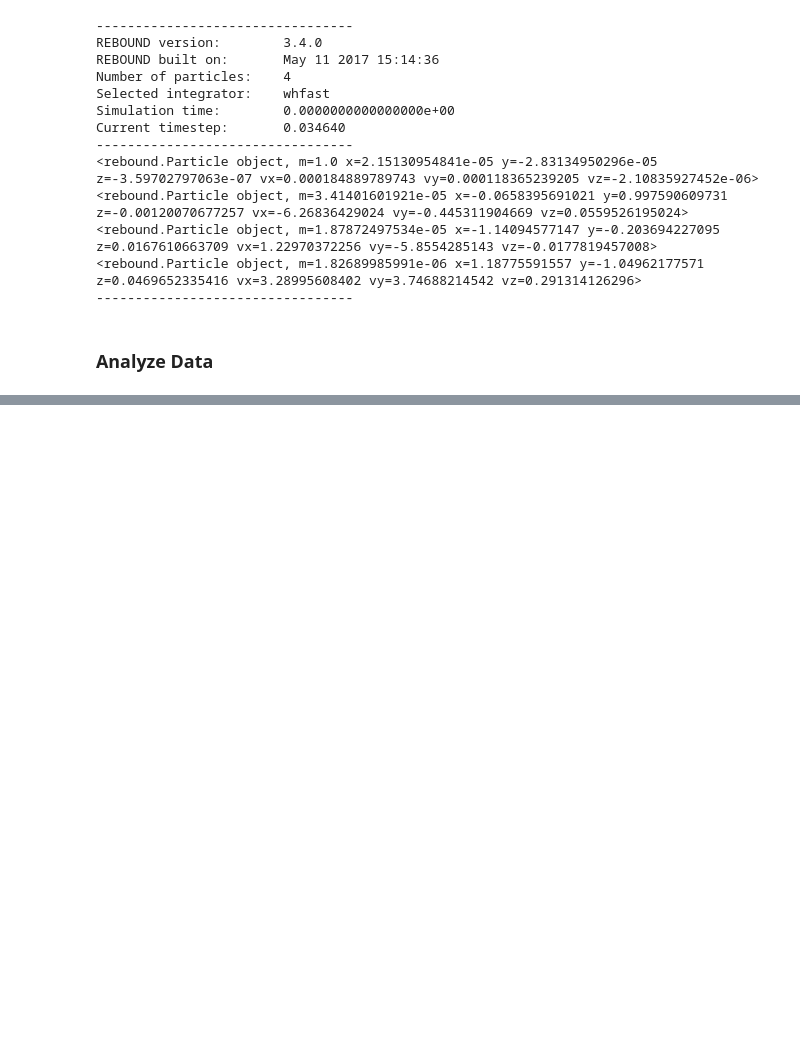
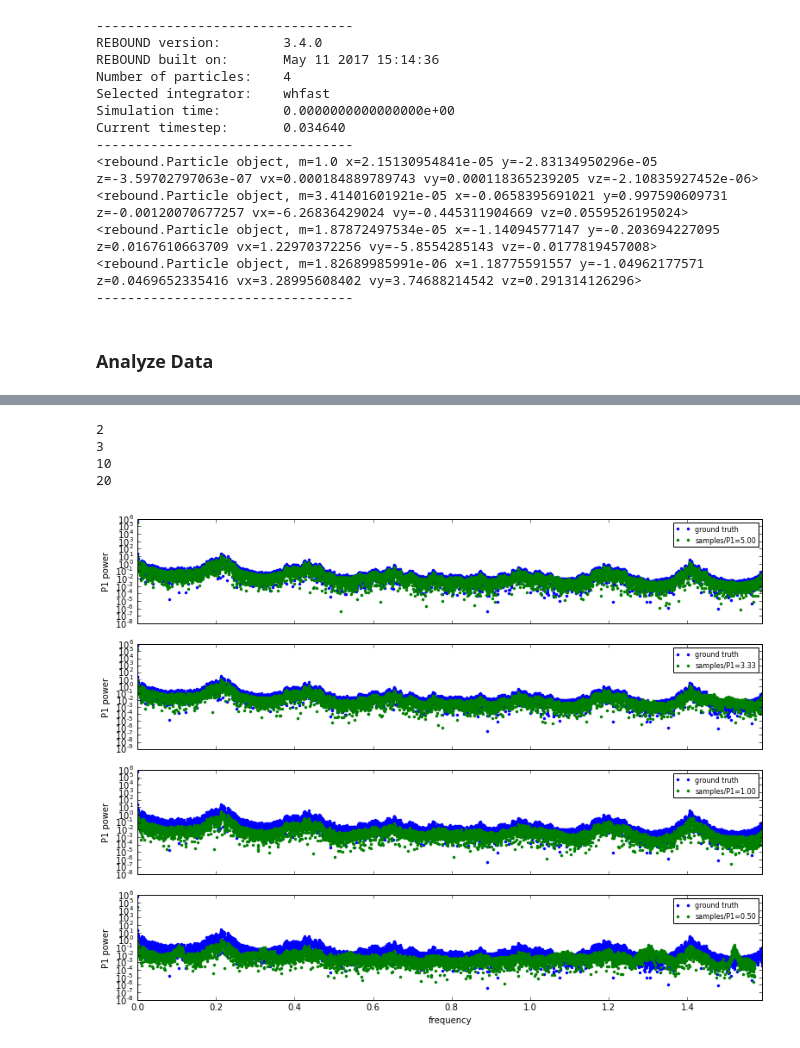
Before and after one commit to silburt/MLstability, a Jupyter notebook: FFT/Resample.ipynb, the cells around one changed output, grey strips where cells are left out. Saved outputs shown, nothing was run; the diff lists cells and outputs as text; code cells hidden in the pictures; blank space fills up the shorter version.

```diff
--- a/FFT/Resample.ipynb
+++ b/FFT/Resample.ipynb
@@ -88,2 +79,28 @@ for i in np.arange(1,9,2):
+# %%
+#FFT vs. sample rate
+var = "P1"
+tmax = data['time'].iloc[-1]/(2*np.pi)
+npoints = [2,3,10,20]               #take every nth data point and compare to original
+
+freqt, fftt, fmaxt = get_fft(data[var],tmax)
+f, ax = plt.subplots(len(npoints), sharex=True, figsize=(13,10))
+for i,n in enumerate(npoints):
+    freq, fft, fmax = get_fft(data[var][0::n],tmax)
+    ax[i].plot(freqt,fftt,'.', label='ground truth')
+    ax[i].plot(freq,fft,'.', label='samples/P1=%.2f'%(spo/float(n)))  #sampling rate (per orbital period)
+    ax[i].legend(fontsize=8);
+    ax[i].set_yscale('log');
+    ax[i].set_ylabel('%s power'%var);
+    print n
+
+plt.xlim([0,fmax+0.02]);
+plt.xlabel('frequency');
+plt.savefig("images/FFT_v_sampling_rate_%s.png"%var)
+# %% [output]
+2
+3
+10
+20
+[figure, added]
 # %%
 #fft plot
```
Also changed, not shown: parts of 8 cells of this notebook, 9 other files.
